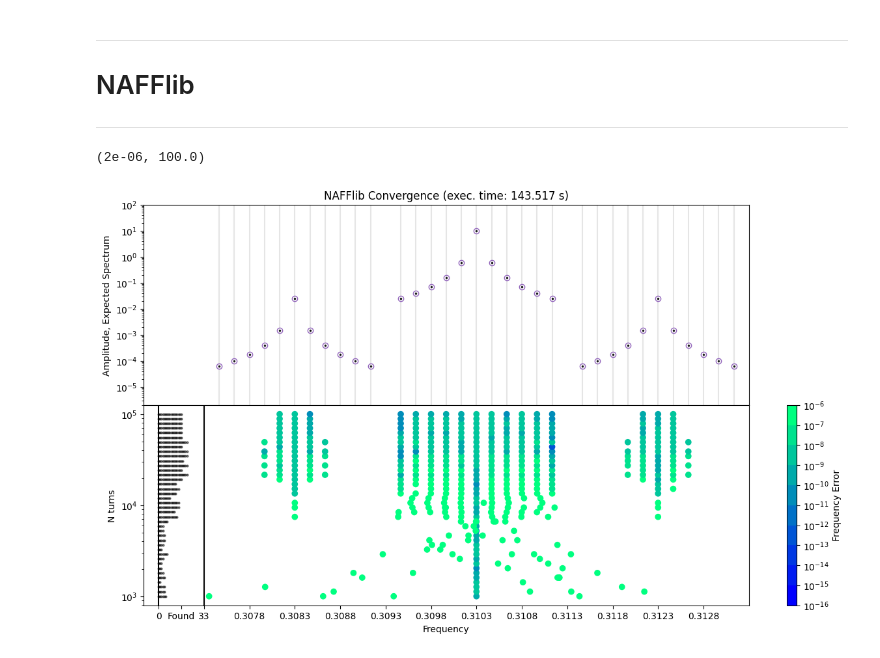
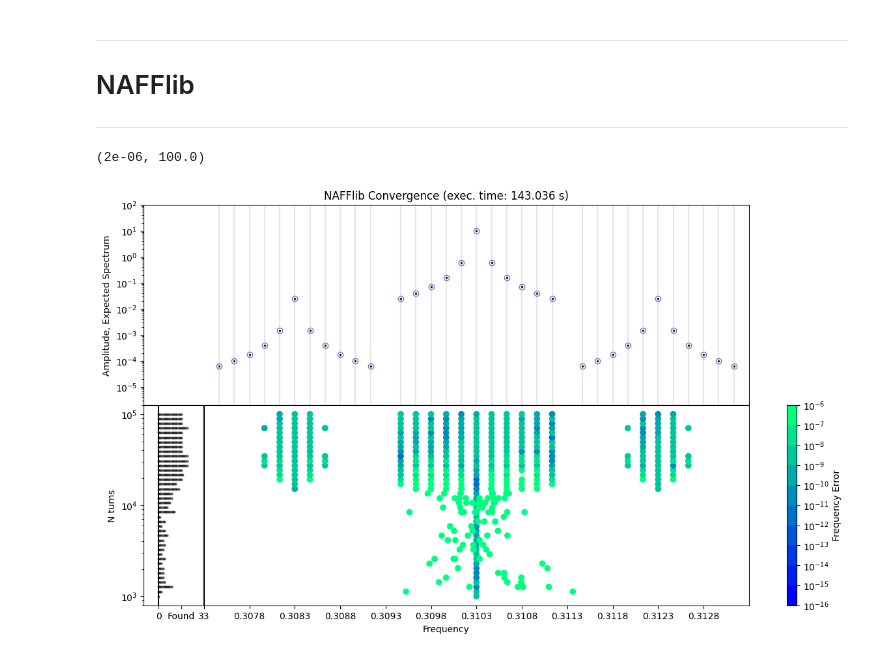
Before and after one commit to xsuite/sussix, a Jupyter notebook: examples/convergence.ipynb, the cells around one changed output. Saved outputs shown, nothing was run; the diff lists cells and outputs as text; code cells hidden in the pictures.

```diff
--- a/examples/convergence.ipynb
+++ b/examples/convergence.ipynb
@@ -172,7 +172,7 @@ for N in N_vec:
 
                 return Q,np.abs(A)
 
-    naff_Q,naff_A = NAFFlib_tune(x[:N]-1j*px[:N],nfreqs=len(expected),Hann_order=1)
+    naff_Q,naff_A = NAFFlib_tune(x[:N]-1j*px[:N],nfreqs=len(expected),Hann_order=2)
     naff_results = pd.DataFrame({'amplitude':naff_A,'frequency':naff_Q})
 
     del(naff_Q)
@@ -246,31 +246,31 @@ y_exec = np.array([len(expected)*[idx] for idx,row in df_exc.iterrows()])
 
 plt.plot(x_exec.flatten(),y_exec.flatten(),'o',ms=2,color='k',alpha=0.5)
 plt.axvline(x_exc_template.max(),color='k')
 plt.axvline(x_exc_template.min(),color='k')
 
 plt.yscale('log')
 plt.xlim(expected.frequency.min()-5*dQ,expected.frequency.max()+dQ)
 plt.xlabel('Frequency')
 plt.ylabel('N turns')
 xticks = [x_exc_template.min(),x_exc_template.mean(),x_exc_template.max()] + list(np.linspace(Q0-15*dQ,Q0+15*dQ,11))
 plt.gca().set_xticks(xticks,['0','Found',str(len(expected))] + [f'{_x:.4f}' for _x in xticks[3:]]);
 
 
 plt.sca(axs[0])
 plt.plot(expected.frequency,expected.amplitude,'o',color='C4',alpha=1,mfc='none')
 plt.plot(expected.frequency,expected.amplitude,'.',color='k',alpha=0.8,ms=3)
 plt.scatter(np.nan,np.nan)
 cbar = plt.colorbar()
 cbar.ax.set_visible(False)
 plt.xticks([])
 
 plt.yscale('log')
 plt.xlim(Q0-10*Qs,Q0+10*Qs)
 plt.ylabel('Amplitude, Expected Spectrum')
 plt.xlim(expected.frequency.min()-5*dQ,expected.frequency.max()+dQ)
 for line in expected.frequency:
     plt.axvline(line,color='k',alpha=0.1,zorder=-10)
 plt.ylim(2e-6,1e2)
 # %% [output]
 (2e-06, 100.0)
-[figure, old version]
+[figure, new version]
```
Also changed, not shown: parts of 3 cells of this notebook.
